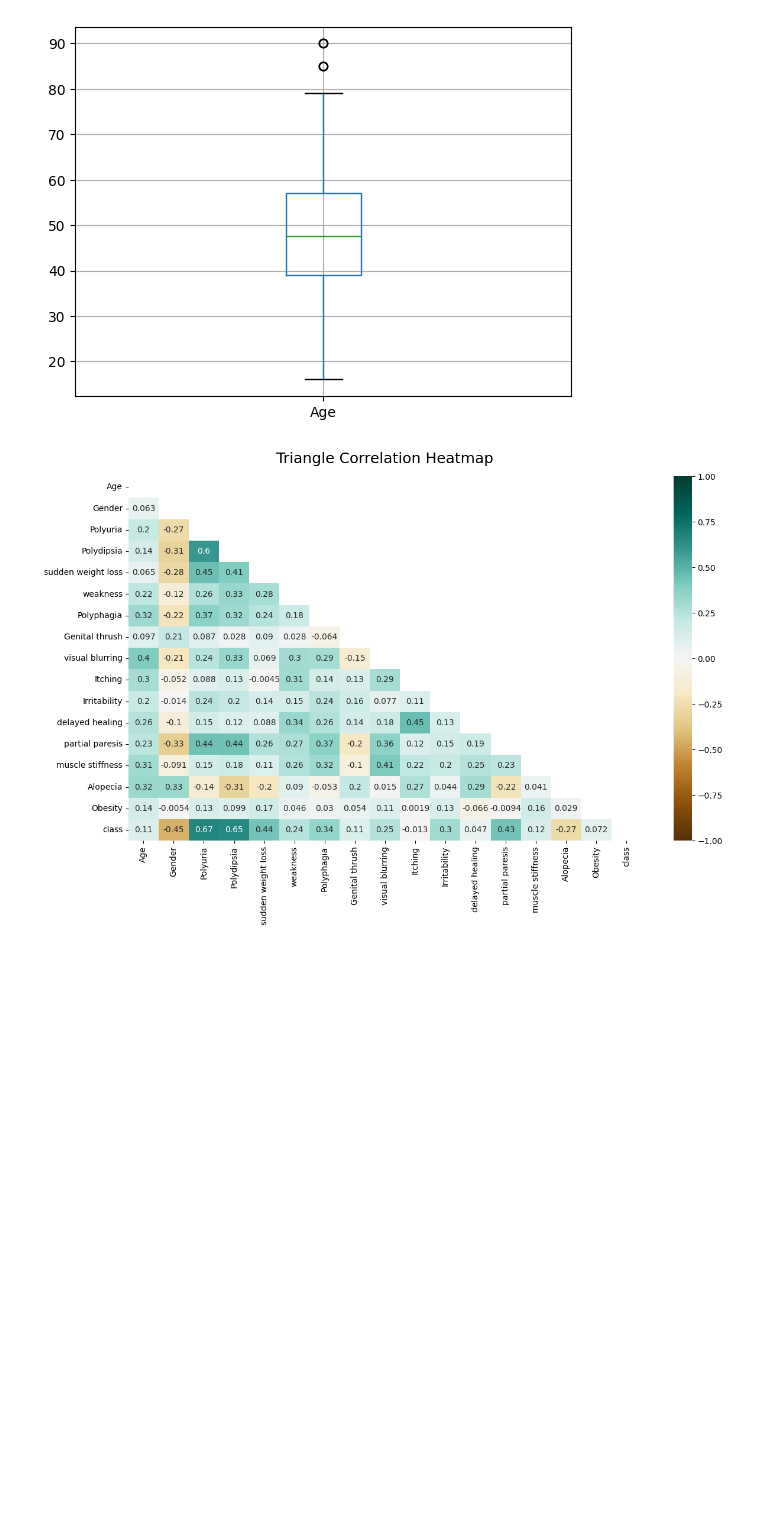
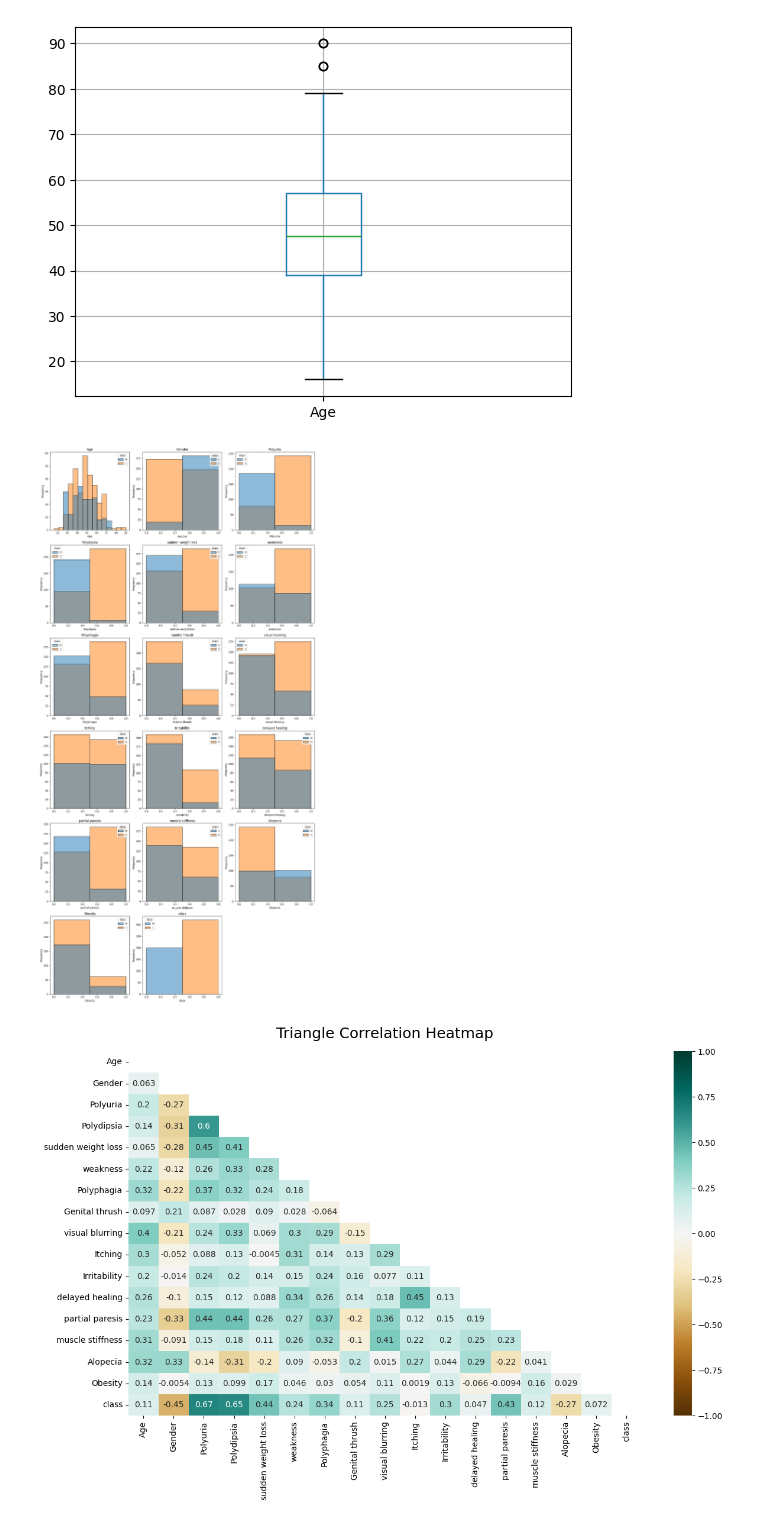
Before and after one commit to rique-git/data-science, a Jupyter notebook: diabetes_risk_prediction/data_analysis.ipynb, the cells around one changed output. Drawn from its saved outputs; the diff is of its cells as text; code cells hidden in the pictures; blank space fills up the shorter version.

Commit message:
add sns plots

```diff
--- a/diabetes_risk_prediction/data_analysis.ipynb
+++ b/diabetes_risk_prediction/data_analysis.ipynb
@@ -88,6 +88,36 @@ data.boxplot(column = "Age")
 # %% [output]
 <Axes: >
 [figure]
+# %%
+numerical_vars = data.select_dtypes(include='number').columns.tolist()
+ncols = 3
+
+# Calculate the number of rows needed based on the number of columns
+nrows = -(-len(numerical_vars) // ncols)  # Ceiling division to get the number of rows
+
+# Create subplots
+fig, axes = plt.subplots(nrows=nrows, ncols=ncols, figsize=(15, 5 * nrows))
+
+# Flatten the 2D array of subplots to a 1D array for easier indexing
+axes = axes.flatten()
+
+# Loop through variables and create histograms
+for i, variable in enumerate(numerical_vars):
+    ax = axes[i]
+    bins = min([len(data[variable].value_counts()),15])
+    sns.histplot(data = data, x = variable, ax=ax, bins = bins, hue = "class", hue_order = [0,1])
+    ax.set_title(variable)
+    ax.set_xlabel(variable)
+    ax.set_ylabel('Frequency')
+
+# Remove empty subplots
+for j in range(i + 1, nrows * ncols):
+    fig.delaxes(axes[j])
+
+plt.tight_layout()
+plt.show()
+# %% [output]
+[figure, added]
 # %%
 import numpy as np
 import seaborn as sns
```
